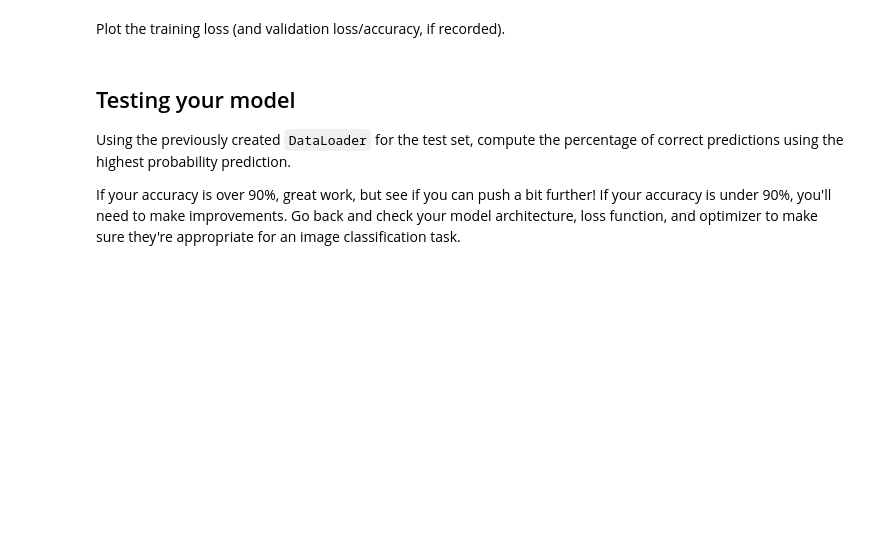
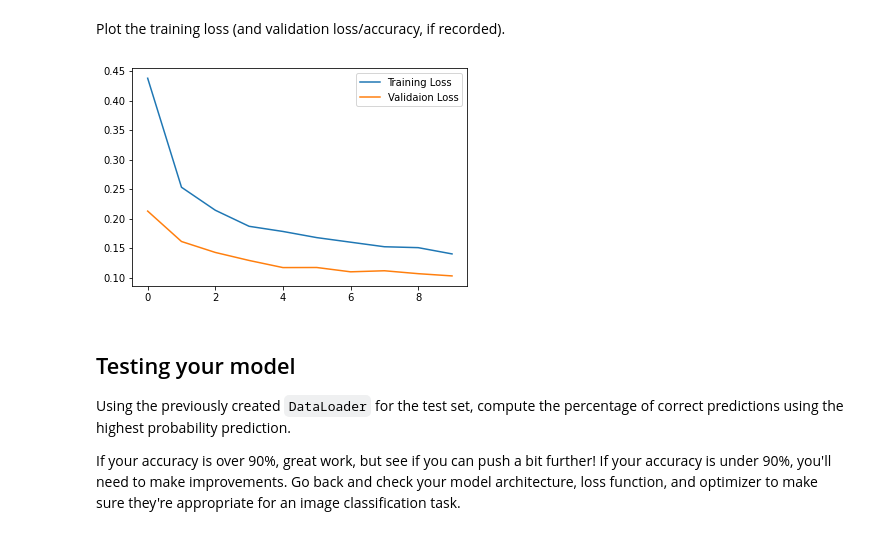
Before and after one commit to proshantokumar21/MNIST-handwritten-digit-classifier, a Jupyter notebook: MNIST_Handwritten_Digits-STARTER.ipynb, the cells around one changed output. Saved outputs shown, nothing was run; the diff lists cells and outputs as text; code cells hidden in the pictures; blank space fills up the shorter version.

```diff
--- a/MNIST_Handwritten_Digits-STARTER.ipynb
+++ b/MNIST_Handwritten_Digits-STARTER.ipynb
@@ -158,20 +158,20 @@ class Net(nn.Module):
         self.height = height
         self.width = width
 
-        #input size to 380 hidden units
-        self.fc1 = nn.Linear(height*width, 380)
+        #input size to 450 hidden units
+        self.fc1 = nn.Linear(height*width, 450)
         #Rectified Linear Activation
         self.relu1 = nn.ReLU()
-        #30% dropout to overcome overfitting
-        self.dropout1 = nn.Dropout(0.3)
-        #380 hidden unit to 380 hidden unit
-        self.fc2 = nn.Linear(380, 380)
+        #40% dropout to overcome overfitting
+        self.dropout1 = nn.Dropout(0.4)
+        #450 hidden unit to 350 hidden unit
+        self.fc2 = nn.Linear(450, 350)
         #Rectified Linear Activation
         self.relu2 = nn.ReLU()
         #30% dropout to overcome overfitting
         self.dropout2 = nn.Dropout(0.3)
         #380 hidden unit to n_class output unit
-        self.fc3 = nn.Linear(380, n_class)
+        self.fc3 = nn.Linear(350, n_class)
 
     def forward(self, x):
         #Flatten the input image
@@ -203,7 +203,7 @@ criterion = nn.CrossEntropyLoss()
 #Specify optimizer
 #Learnrate = 0.001
 #L2 regularization by specifying weight decay to prevent overfitting
-optimizer = optim.Adam(model.parameters(), lr=0.001, weight_decay = 0.001)
+optimizer = optim.Adam(model.parameters(), lr=0.001, weight_decay = 0.0001)
 # %% [markdown]
 ## Running your Neural Network
 Use whatever method you like to train your neural network, and ensure you record the average loss at each epoch.
@@ -362,3 +364,11 @@ Plot the training loss (and validation loss/accuracy, if recorded).
+# %%
+#Visualizing the loss history
+plt.plot(train_loss_history, label="Training Loss")
+plt.plot(val_loss_history, label="Validaion Loss")
+plt.legend()
+plt.show()
+# %% [output]
+[figure, added]
 # %% [markdown]
 ## Testing your model
 Using the previously created `DataLoader` for the test set, compute the percentage of correct predictions using the highest probability prediction.
```
Also changed, not shown: parts of 7 cells of this notebook.
